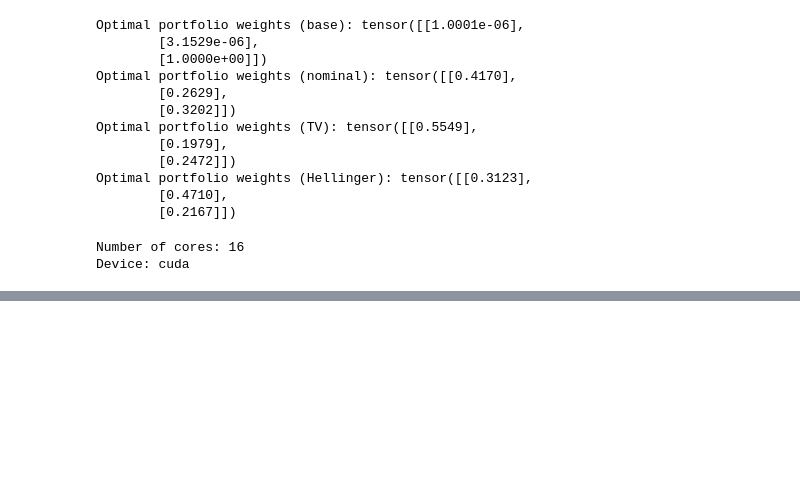
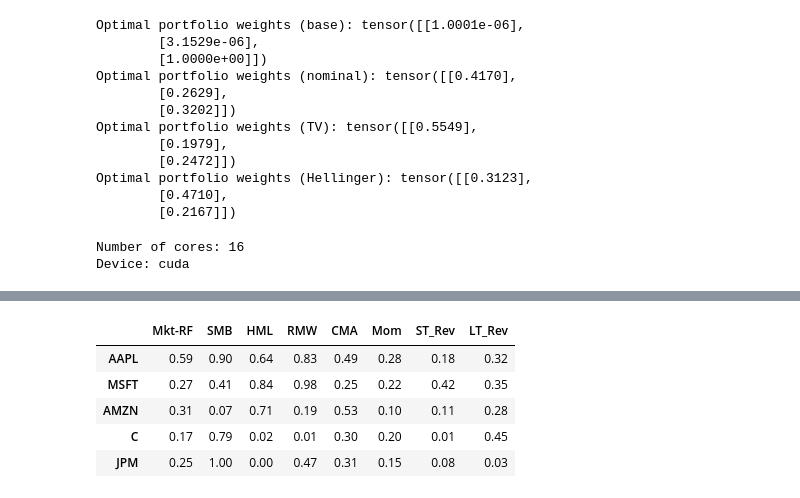
Before and after one commit to BaochaiXue/E2E-DRO_2024, a Jupyter notebook: notebook.ipynb, the cells around one changed output, grey strips where cells are left out. Drawn from its saved outputs; the diff is of its cells as text; code cells hidden in the pictures; blank space fills up the shorter version.

```diff
--- a/notebook.ipynb
+++ b/notebook.ipynb
@@ -135,6 +135,8 @@ def sharpe_loss(z_star: Tensor, y_perf: Tensor) -> Tensor:
     :param y_perf: Tensor of shape (perf_period, n_y) representing the realized returns.
     :return: A scalar tensor representing the negative Sharpe ratio.
     """
+    # Ensure both tensors are of the same dtype
+    z_star = z_star.to(y_perf.dtype)
     # Calculate the portfolio returns over the entire performance period
     portfolio_returns = y_perf @ z_star
     # Calculate the mean return of the portfolio
@@ -1984,0 +2598,81 @@ Device: cuda
+# %%
+# Distributionally Robust End-to-End Portfolio Construction
+# Experiment 1 - General
+####################################################################################################
+# Import libraries
+####################################################################################################
+import torch
+import pandas as pd
+import numpy as np
+import pickle
+import matplotlib.pyplot as plt
+
+plt.close("all")
+
+# Make the code device-agnostic
+# device is a variable that determines whether to use GPU ('cuda') or CPU ('cpu') based on availability.
+device: str = "cuda" if torch.cuda.is_available() else "cpu"
+
+# Path to cache the data, models, and results
+# cache_path is the directory path used to store cached data, models, and results for future use.
+cache_path: str = "./cache/exp/"
+
+####################################################################################################
+# Experiments 1-4 (with historical data): Load data
+####################################################################################################
+
+# Data frequency and start/end dates
+# freq specifies the frequency of the data ('daily', 'weekly', etc.).
+# start and end define the date range for loading the historical data.
+freq: str = "weekly"
+start: str = "2000-01-01"
+end: str = "2021-09-30"
+
+# Train, validation, and test split percentage
+# split is a list containing the percentage split for training and validation data.
+split: list[float] = [0.6, 0.4]
+
+# Number of observations per window
+# n_obs defines the number of historical observations considered in each rolling window.
+n_obs: int = 104
+
+# Number of assets
+# n_y represents the number of assets included in the analysis.
+n_y: int = 20
+
+# AlphaVantage API Key
+# AV_key is an API key used to access data from AlphaVantage. Users can obtain a key for free.
+# If set to None, the program may use cached data instead of downloading new data.
+AV_key: str | None = "YDNA9HH8P2IW985M"
+
+# Historical data: Download data (or load cached data)
+# X and Y represent the features and target variables, respectively, used for training.
+# Data is downloaded or loaded from the cache, depending on the availability of cached data.
+X, Y = AV(
+    start=start,
+    end=end,
+    split=split,
+    freq=freq,
+    n_obs=n_obs,
+    n_y=n_y,
+    use_cache=True,
+    save_results=False,
+    AV_key=AV_key,
+)
+
+# Number of features and assets
+# n_x and n_y represent the number of features and target assets, respectively.
+n_x: int = X.data.shape[1]
+n_y: int = Y.data.shape[1]
+
+# Statistical significance analysis of features vs targets
+# stats is a DataFrame containing the statistical significance analysis between features and target variables.
+stats: pd.DataFrame = statanalysis(X.data, Y.data)
+stats.head()
+# %% [output]
+|  | Mkt-RF | SMB | HML | RMW | CMA | Mom | ST_Rev | LT_Rev |
+| AAPL | 0.59 | 0.90 | 0.64 | 0.83 | 0.49 | 0.28 | 0.18 | 0.32 |
+| MSFT | 0.27 | 0.41 | 0.84 | 0.98 | 0.25 | 0.22 | 0.42 | 0.35 |
+| AMZN | 0.31 | 0.07 | 0.71 | 0.19 | 0.53 | 0.10 | 0.11 | 0.28 |
+| C | 0.17 | 0.79 | 0.02 | 0.01 | 0.30 | 0.20 | 0.01 | 0.45 |
+| JPM | 0.25 | 1.00 | 0.00 | 0.47 | 0.31 | 0.15 | 0.08 | 0.03 |
```
Also changed, not shown: parts of 7 cells of this notebook, 43 other files.
